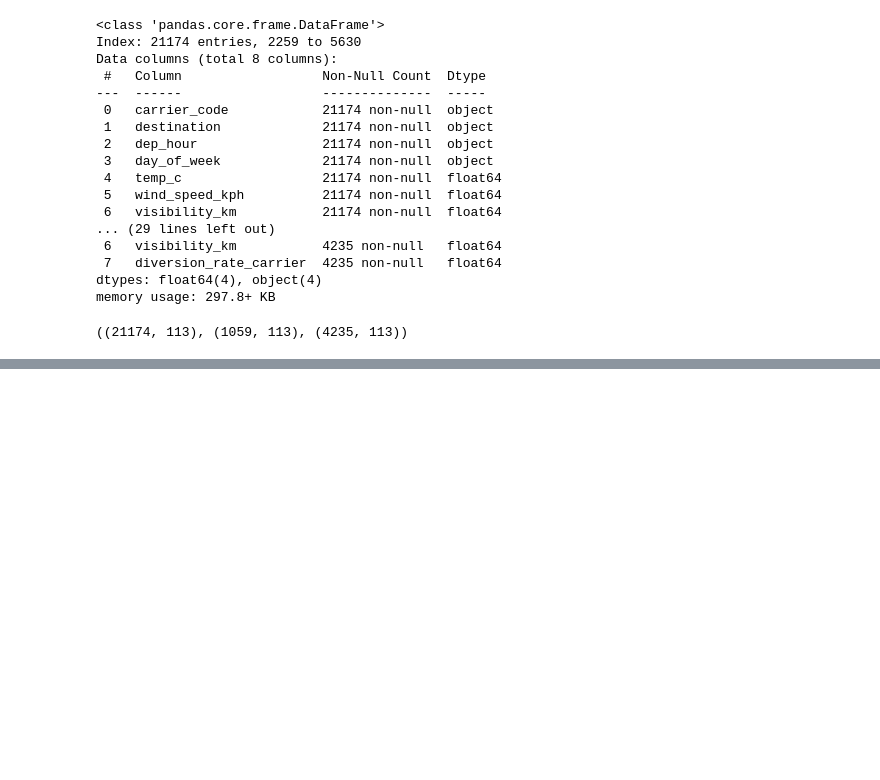
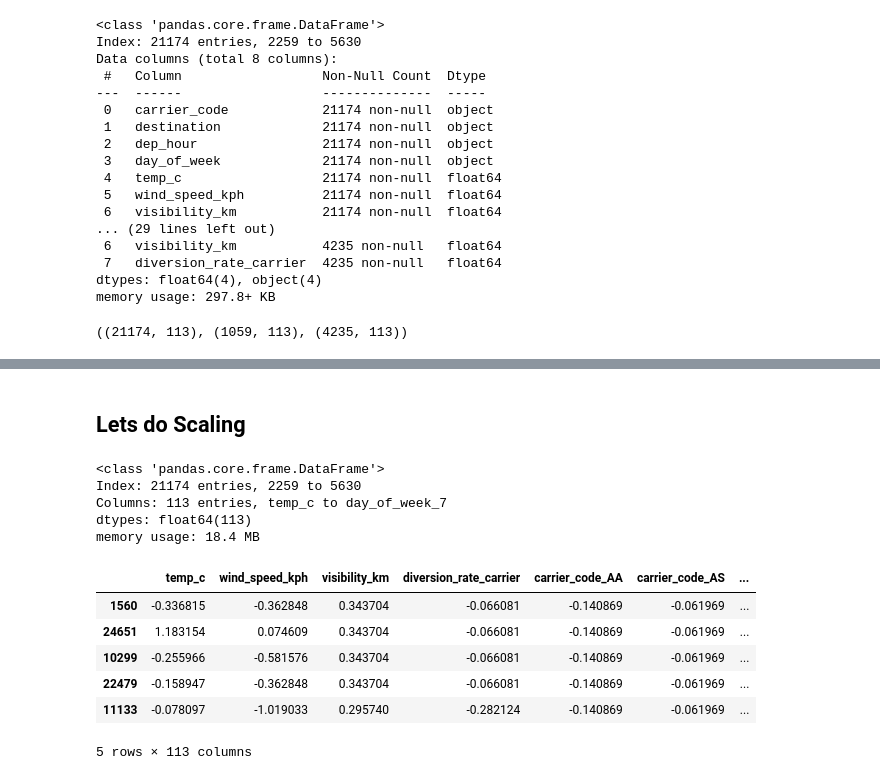
Before and after one commit to ppavank83/flight-delay-analytics, a Jupyter notebook: eda_preprocessing/eda.ipynb, the cells around one changed output, grey strips where cells are left out. Drawn from its saved outputs; the diff is of its cells as text; code cells hidden in the pictures; blank space fills up the shorter version.

```diff
--- a/eda_preprocessing/eda.ipynb
+++ b/eda_preprocessing/eda.ipynb
@@ -582,0 +609,32 @@ X_train_final.shape, X_val_final.shape, X_test_final.shape
+# %% [markdown]
+## Lets do Scaling
+# %%
+X_train_final.info()
+# %% [output]
+<class 'pandas.core.frame.DataFrame'>
+Index: 21174 entries, 2259 to 5630
+Columns: 113 entries, temp_c to day_of_week_7
+dtypes: float64(113)
+memory usage: 18.4 MB
+# %%
+scaler = StandardScaler()
+
+# Fit and transform training set
+X_train_final_scaled = pd.DataFrame(
+    scaler.fit_transform(X_train_final),
+    columns=X_train_final.columns,
+    index=X_train_final.index
+)
+
+# Transform validation and test sets
+X_val_final_scaled = pd.DataFrame(
+    scaler.transform(X_val_final),
+    columns=X_val_final.columns,
+    index=X_val_final.index
+)
+
+X_test_final_scaled = pd.DataFrame(
+    scaler.transform(X_test_final),
+    columns=X_test_final.columns,
+    index=X_test_final.index
+)
@@ -582,0 +645,10 @@ X_train_final.shape, X_val_final.shape, X_test_final.shape
+# %%
+X_train_final.sample(5)
+# %% [output]
+|  | temp_c | wind_speed_kph | visibility_km | diversion_rate_carrier | carrier_code_AA | carrier_code_AS | ... |
+| 1560 | -0.336815 | -0.362848 | 0.343704 | -0.066081 | -0.140869 | -0.061969 | ... |
+| 24651 | 1.183154 | 0.074609 | 0.343704 | -0.066081 | -0.140869 | -0.061969 | ... |
+| 10299 | -0.255966 | -0.581576 | 0.343704 | -0.066081 | -0.140869 | -0.061969 | ... |
+| 22479 | -0.158947 | -0.362848 | 0.343704 | -0.066081 | -0.140869 | -0.061969 | ... |
+| 11133 | -0.078097 | -1.019033 | 0.295740 | -0.282124 | -0.140869 | -0.061969 | ... |
+5 rows × 113 columns
```
Also changed, not shown: parts of 18 cells of this notebook, 14 other files.
